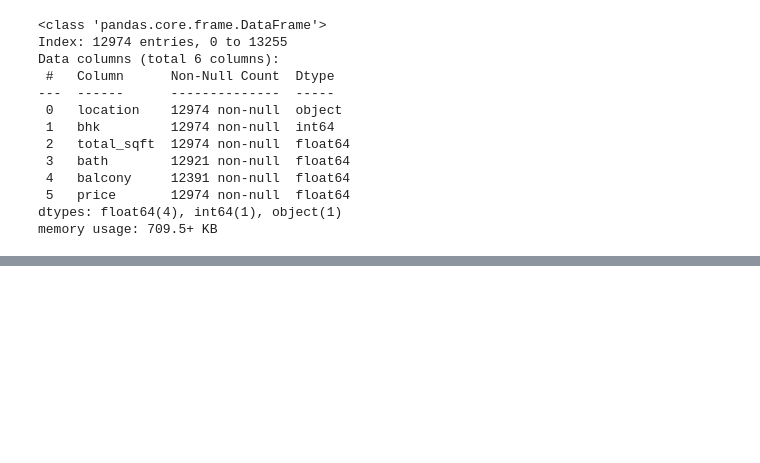
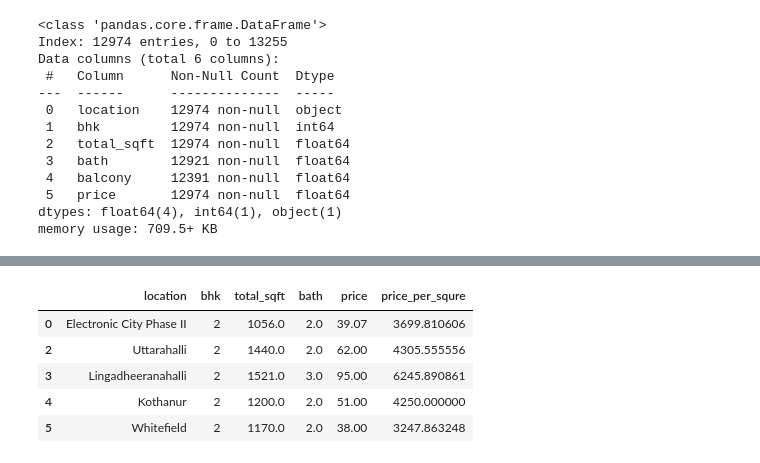
Before and after one commit to Raj-Muliyashiya/House_Price_Predictor, a Jupyter notebook: notebook/cleane_data.ipynb, the cells around one changed output, grey strips where cells are left out. Cells and saved outputs as stored; diff of their text form; code cells hidden in the pictures; blank space fills up the shorter version.

```diff
--- a/notebook/cleane_data.ipynb
+++ b/notebook/cleane_data.ipynb
@@ -192,0 +213,2 @@ memory usage: 709.5+ KB
+# %%
+data = data.reset_index(drop=True)
@@ -192,0 +219,2 @@ memory usage: 709.5+ KB
+# %%
+data = data[data['bath'] < data['bhk'] + 2]
@@ -192,0 +237,13 @@ memory usage: 709.5+ KB
+# %%
+data = data.drop(['balcony'],axis=1)
+# %%
+data['price_per_squre'] = data['price']*100000 / data['total_sqft']
+# %%
+data.head()
+# %% [output]
+|  | location | bhk | total_sqft | bath | price | price_per_squre |
+| 0 | Electronic City Phase II | 2 | 1056.0 | 2.0 | 39.07 | 3699.810606 |
+| 2 | Uttarahalli | 2 | 1440.0 | 2.0 | 62.00 | 4305.555556 |
+| 3 | Lingadheeranahalli | 2 | 1521.0 | 3.0 | 95.00 | 6245.890861 |
+| 4 | Kothanur | 2 | 1200.0 | 2.0 | 51.00 | 4250.000000 |
+| 5 | Whitefield | 2 | 1170.0 | 2.0 | 38.00 | 3247.863248 |
```
Also changed, not shown: parts of 13 cells of this notebook, 1 other file.
